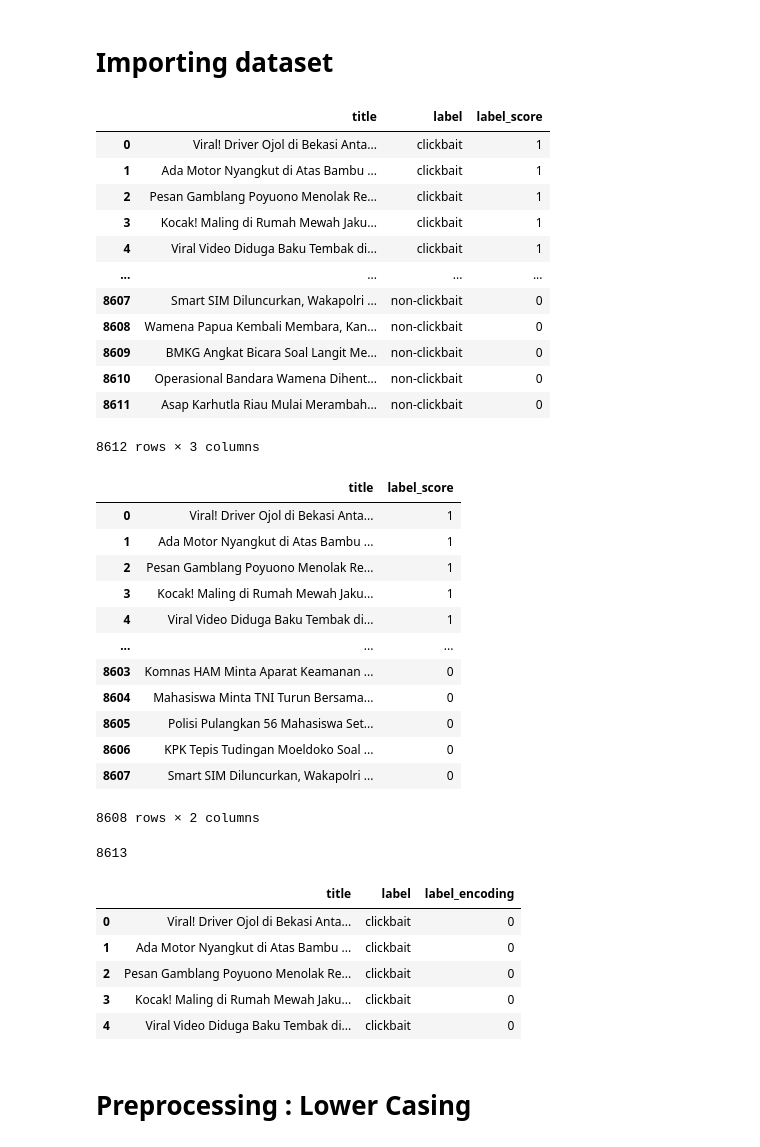
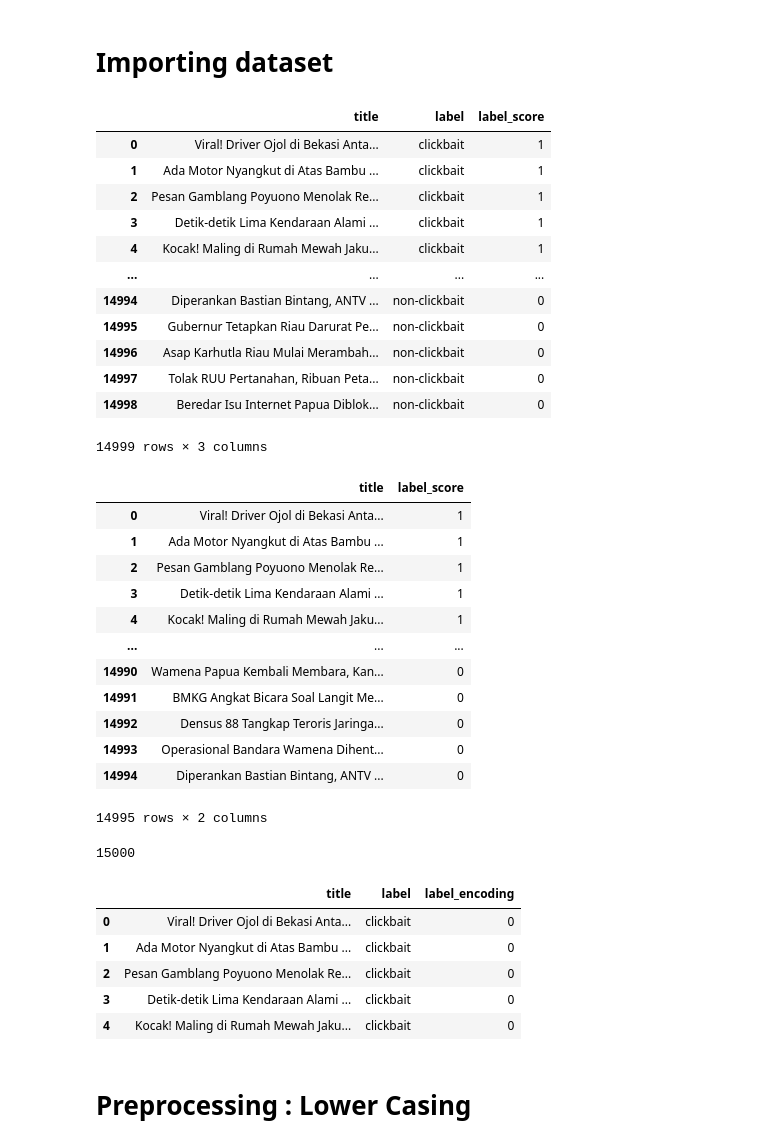
Before and after one commit to nurrizkyimani/nlp-clickbait-transfers, a Jupyter notebook: FINAL_project_transfer.ipynb, the cells around one changed output. Drawn from its saved outputs; the diff is of its cells as text; code cells hidden in the pictures.

```diff
--- a/FINAL_project_transfer.ipynb
+++ b/FINAL_project_transfer.ipynb
@@ -80,29 +80,29 @@ from sklearn.model_selection import train_test_split
 # Importing dataset
 # %%
 # Import the csv
-all_agree_path = "2022_thesis_styletransfer/annotated/combined/csv/all_agree.csv"
+all_agree_path = "2022_thesis_styletransfer/annotated/combined/csv/main.csv"
 all_agree_pd = pd.read_csv(all_agree_path)
 df_clickbait = all_agree_pd[all_agree_pd['label'] == "clickbait"]
 df_nonclickbait = all_agree_pd[all_agree_pd['label'] == "non-clickbait"]
 df_both = pd.concat((df_clickbait, df_nonclickbait), ignore_index=True)
 
 df_both_copy = df_both.copy()
 df_both_copy['label'] = df_both_copy['label'].astype('category')
 df_both_copy.head(-1)
 # %% [output]
 |  | title | label | label_score |
 | 0 | Viral! Driver Ojol di Bekasi Anta... | clickbait | 1 |
 | 1 | Ada Motor Nyangkut di Atas Bambu ... | clickbait | 1 |
 | 2 | Pesan Gamblang Poyuono Menolak Re... | clickbait | 1 |
-| 3 | Kocak! Maling di Rumah Mewah Jaku... | clickbait | 1 |
-| 4 | Viral Video Diduga Baku Tembak di... | clickbait | 1 |
+| 3 | Detik-detik Lima Kendaraan Alami ... | clickbait | 1 |
+| 4 | Kocak! Maling di Rumah Mewah Jaku... | clickbait | 1 |
 | ... | ... | ... | ... |
-| 8607 | Smart SIM Diluncurkan, Wakapolri ... | non-clickbait | 0 |
-| 8608 | Wamena Papua Kembali Membara, Kan... | non-clickbait | 0 |
-| 8609 | BMKG Angkat Bicara Soal Langit Me... | non-clickbait | 0 |
-| 8610 | Operasional Bandara Wamena Dihent... | non-clickbait | 0 |
-| 8611 | Asap Karhutla Riau Mulai Merambah... | non-clickbait | 0 |
+| 14994 | Diperankan Bastian Bintang, ANTV ... | non-clickbait | 0 |
+| 14995 | Gubernur Tetapkan Riau Darurat Pe... | non-clickbait | 0 |
+| 14996 | Asap Karhutla Riau Mulai Merambah... | non-clickbait | 0 |
+| 14997 | Tolak RUU Pertanahan, Ribuan Peta... | non-clickbait | 0 |
+| 14998 | Beredar Isu Internet Papua Diblok... | non-clickbait | 0 |
-8612 rows × 3 columns
+14999 rows × 3 columns
 # %%
 df_both_label = df_both_copy.drop('label_score', axis=1)
 df_both = df_both_copy.drop('label', axis=1)
@@ -112,19 +112,19 @@ df_both.head(-5)
 | 0 | Viral! Driver Ojol di Bekasi Anta... | 1 |
 | 1 | Ada Motor Nyangkut di Atas Bambu ... | 1 |
 | 2 | Pesan Gamblang Poyuono Menolak Re... | 1 |
-| 3 | Kocak! Maling di Rumah Mewah Jaku... | 1 |
-| 4 | Viral Video Diduga Baku Tembak di... | 1 |
+| 3 | Detik-detik Lima Kendaraan Alami ... | 1 |
+| 4 | Kocak! Maling di Rumah Mewah Jaku... | 1 |
 | ... | ... | ... |
-| 8603 | Komnas HAM Minta Aparat Keamanan ... | 0 |
-| 8604 | Mahasiswa Minta TNI Turun Bersama... | 0 |
-| 8605 | Polisi Pulangkan 56 Mahasiswa Set... | 0 |
-| 8606 | KPK Tepis Tudingan Moeldoko Soal ... | 0 |
-| 8607 | Smart SIM Diluncurkan, Wakapolri ... | 0 |
+| 14990 | Wamena Papua Kembali Membara, Kan... | 0 |
+| 14991 | BMKG Angkat Bicara Soal Langit Me... | 0 |
+| 14992 | Densus 88 Tangkap Teroris Jaringa... | 0 |
+| 14993 | Operasional Bandara Wamena Dihent... | 0 |
+| 14994 | Diperankan Bastian Bintang, ANTV ... | 0 |
-8608 rows × 2 columns
+14995 rows × 2 columns
 # %%
 len(df_both)
 # %% [output]
-8613
+15000
 # %%
 from sklearn.preprocessing import LabelEncoder
 
@@ -138,8 +138,8 @@ df_encode_clean.head()
 | 0 | Viral! Driver Ojol di Bekasi Anta... | clickbait | 0 |
 | 1 | Ada Motor Nyangkut di Atas Bambu ... | clickbait | 0 |
 | 2 | Pesan Gamblang Poyuono Menolak Re... | clickbait | 0 |
-| 3 | Kocak! Maling di Rumah Mewah Jaku... | clickbait | 0 |
-| 4 | Viral Video Diduga Baku Tembak di... | clickbait | 0 |
+| 3 | Detik-detik Lima Kendaraan Alami ... | clickbait | 0 |
+| 4 | Kocak! Maling di Rumah Mewah Jaku... | clickbait | 0 |
 # %% [markdown]
 # Preprocessing : Lower Casing
 # %%
```
Also changed, not shown: parts of 17 cells of this notebook.
